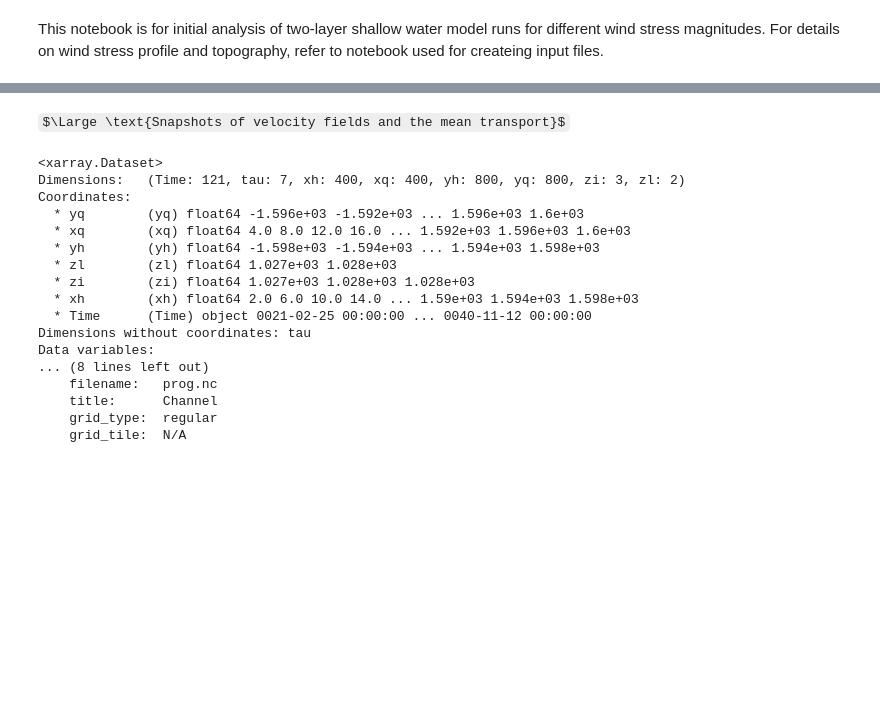
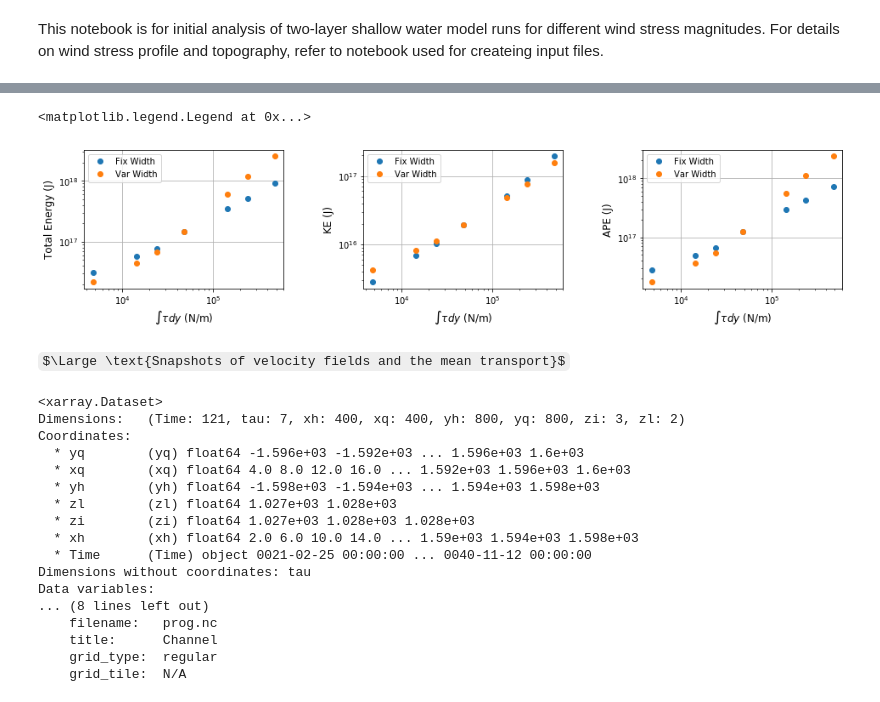
Before and after one commit to hmkhatri/Topography-Eddy-MOM6, a Jupyter notebook: Notebooks/2L_initial.ipynb, the cells around one changed output, grey strips where cells are left out. Drawn from its saved outputs; the diff is of its cells as text; code cells hidden in the pictures; some formulas as TeX source; blank space fills up the shorter version.

```diff
--- a/Notebooks/2L_initial.ipynb
+++ b/Notebooks/2L_initial.ipynb
@@ -169,3 +149,36 @@ for i in range(0,3):
+# %%
+#tau = [0.01, 0.03, 0.05, 0.1, 0.3, 0.5, 1.0]
+tau = [4800.,  14400.,  24000.,  48000., 144000., 240000., 480000.]
+
+grid_plot = plt.GridSpec(1, 3, wspace=0.4, hspace=0.2)
+fig = plt.figure(figsize=[16,3])
+
+ax = fig.add_subplot(grid_plot[0, 0])
+ax.loglog(tau, ds_FW['En'].mean('Time'),'o', label='Fix Width')
+ax.loglog(tau, ds_VW['En'].mean('Time'),'o', label='Var Width')
+ax.set_ylabel('Total Energy (J)',fontsize=12)
+ax.set_xlabel('$\int \\tau dy$ (N/m)',fontsize=12)
+ax.grid()
+ax.legend()
+
+ax = fig.add_subplot(grid_plot[0, 1])
+ax.loglog(tau, ds_FW['KE'].sum('Layer').mean('Time'),'o', label='Fix Width')
+ax.loglog(tau, ds_VW['KE'].sum('Layer').mean('Time'),'o', label='Var Width')
+ax.set_ylabel('KE (J)',fontsize=12)
+ax.set_xlabel('$\int \\tau dy$ (N/m)',fontsize=12)
+ax.grid()
+ax.legend()
+
+ax = fig.add_subplot(grid_plot[0, 2])
+ax.loglog(tau, ds_FW['APE'].sum('Interface').mean('Time'),'o', label='Fix Width')
+ax.loglog(tau, ds_VW['APE'].sum('Interface').mean('Time'),'o', label='Var Width')
+ax.set_ylabel('APE (J)',fontsize=12)
+ax.set_xlabel('$\int \\tau dy$ (N/m)',fontsize=12)
+ax.grid()
+ax.legend()
+# %% [output]
+<matplotlib.legend.Legend at 0x...>
+[figure, added]
 # %% [markdown]
 $\Large \text{Snapshots of velocity fields and the mean transport}$
 # %%
```
Also changed, not shown: parts of 6 cells of this notebook, 8 other files.
